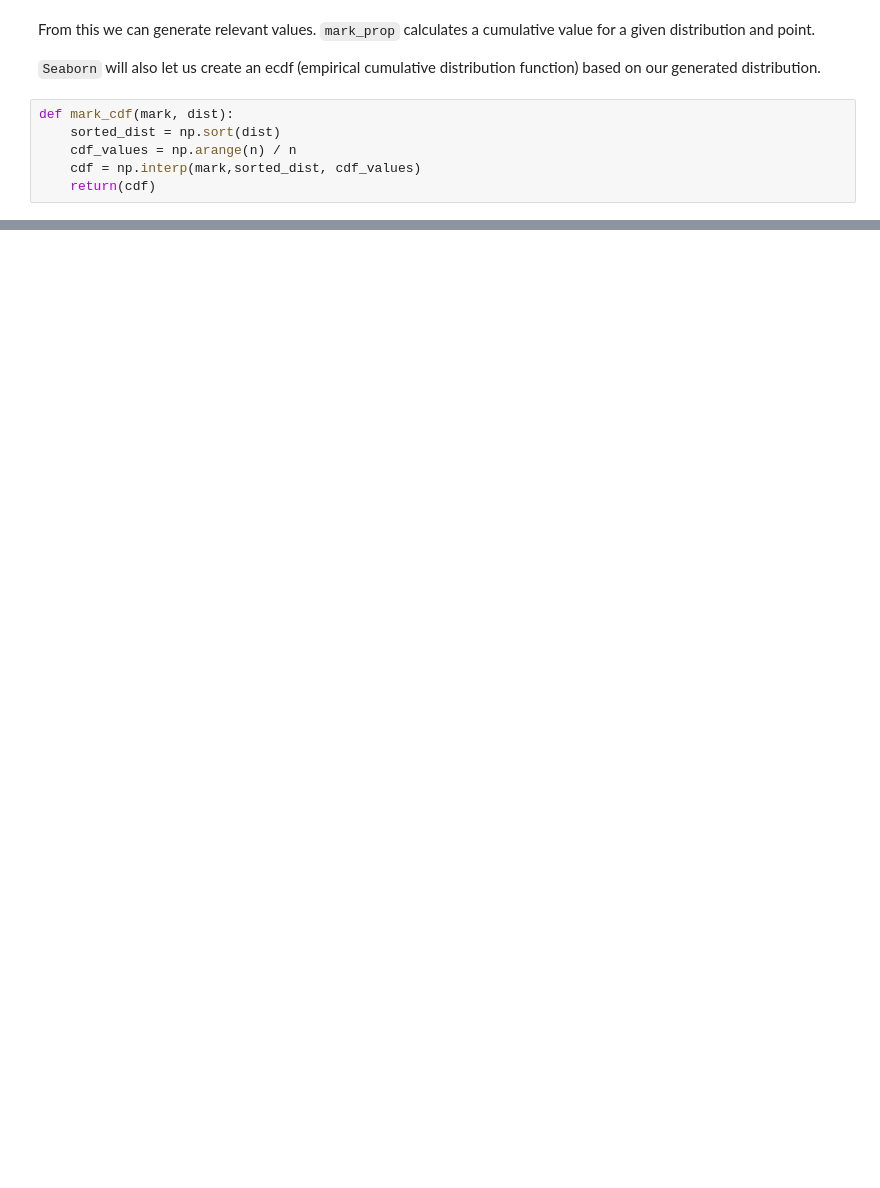
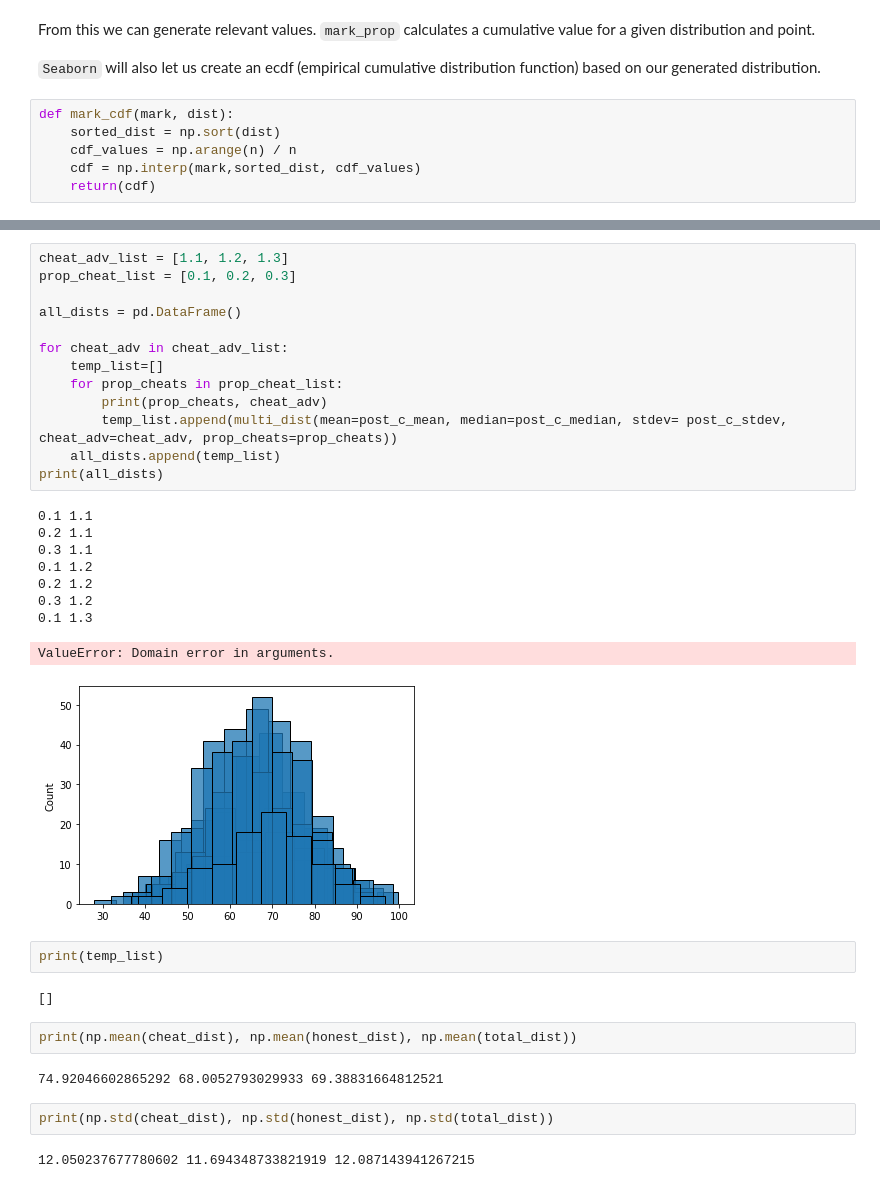
Before and after one commit to prakritj/exams_cheating, a Jupyter notebook: main.ipynb, the cells around one changed output, grey strips where cells are left out. Drawn from its saved outputs; the diff is of its cells as text; blank space fills up the shorter version.

```diff
--- a/main.ipynb
+++ b/main.ipynb
@@ -188,0 +274,35 @@ plt.show()
+# %%
+cheat_adv_list = [1.1, 1.2, 1.3]
+prop_cheat_list = [0.1, 0.2, 0.3]
+
+all_dists = pd.DataFrame()
+
+for cheat_adv in cheat_adv_list:
+    temp_list=[]
+    for prop_cheats in prop_cheat_list:
+        print(prop_cheats, cheat_adv)
+        temp_list.append(multi_dist(mean=post_c_mean, median=post_c_median, stdev= post_c_stdev, cheat_adv=cheat_adv, prop_cheats=prop_cheats))
+    all_dists.append(temp_list)
+print(all_dists)
+# %% [output]
+0.1 1.1
+0.2 1.1
+0.3 1.1
+0.1 1.2
+0.2 1.2
+0.3 1.2
+0.1 1.3
+ValueError: Domain error in arguments.
+[figure, added]
+# %%
+print(temp_list)
+# %% [output]
+[]
+# %%
+print(np.mean(cheat_dist), np.mean(honest_dist), np.mean(total_dist))
+# %% [output]
+74.92046602865292 68.0052793029933 69.38831664812521
+# %%
+print(np.std(cheat_dist), np.std(honest_dist), np.std(total_dist))
+# %% [output]
+12.050237677780602 11.694348733821919 12.087143941267215
```
Also changed, not shown: parts of 13 cells of this notebook.
